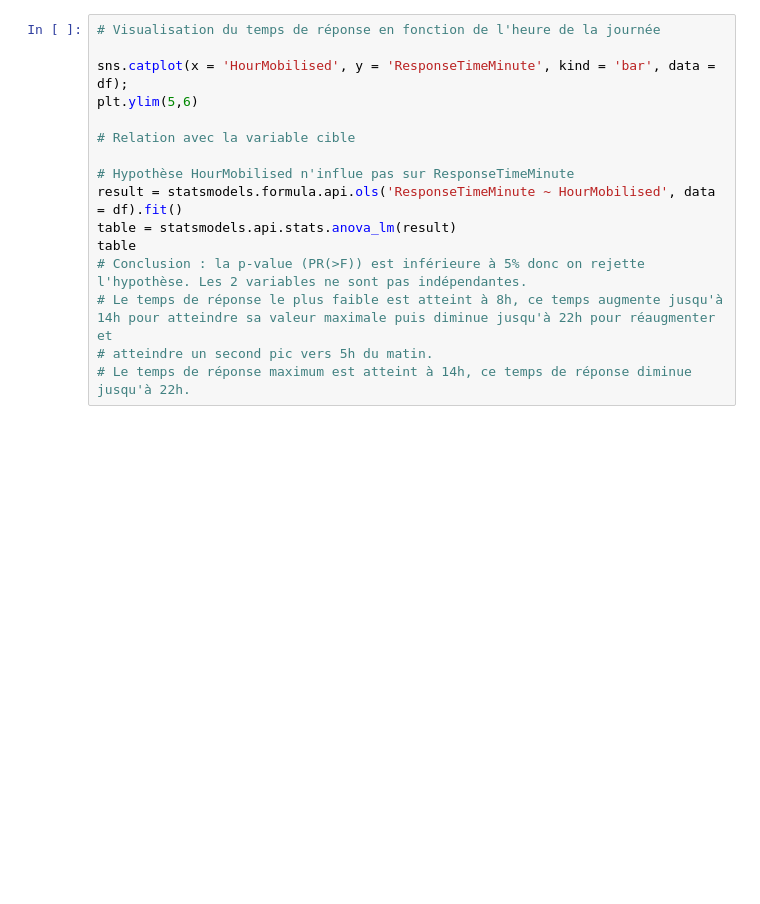
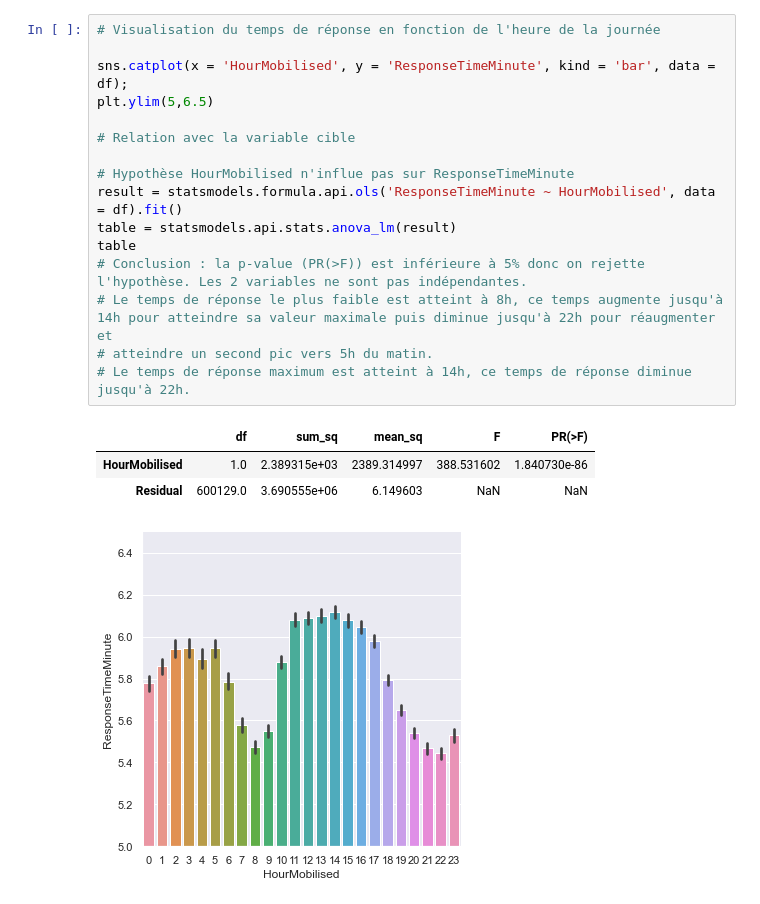
Before and after one commit to Pyrefighter/Pyrefighter, a Jupyter notebook: PyreFighters - Viz.ipynb, the cells around one changed output. Drawn from its saved outputs; the diff is of its cells as text; blank space fills up the shorter version.

```diff
--- a/PyreFighters - Viz.ipynb
+++ b/PyreFighters - Viz.ipynb
@@ -45,19 +55,24 @@ plt.title('Distribution du nombre d\'incidents en fonction du temps de réponse
 # %%
 # Visualisation du temps de réponse en fonction de l'heure de la journée
 
 sns.catplot(x = 'HourMobilised', y = 'ResponseTimeMinute', kind = 'bar', data = df);
-plt.ylim(5,6)
+plt.ylim(5,6.5)
 
 # Relation avec la variable cible
 
 # Hypothèse HourMobilised n'influe pas sur ResponseTimeMinute
 result = statsmodels.formula.api.ols('ResponseTimeMinute ~ HourMobilised', data = df).fit()
 table = statsmodels.api.stats.anova_lm(result)
 table
 # Conclusion : la p-value (PR(>F)) est inférieure à 5% donc on rejette l'hypothèse. Les 2 variables ne sont pas indépendantes.
 # Le temps de réponse le plus faible est atteint à 8h, ce temps augmente jusqu'à 14h pour atteindre sa valeur maximale puis diminue jusqu'à 22h pour réaugmenter et
 # atteindre un second pic vers 5h du matin.
 # Le temps de réponse maximum est atteint à 14h, ce temps de réponse diminue jusqu'à 22h.
+# %% [output]
+|  | df | sum_sq | mean_sq | F | PR(>F) |
+| HourMobilised | 1.0 | 2.389315e+03 | 2389.314997 | 388.531602 | 1.840730e-86 |
+| Residual | 600129.0 | 3.690555e+06 | 6.149603 | NaN | NaN |
+[figure, added]
 # %%
 incident_per_hour = df.groupby('HourMobilised', as_index = False).agg({'IncidentNumber':'count'})
 # incident_per_hour
```
Also changed, not shown: parts of 18 cells of this notebook.
